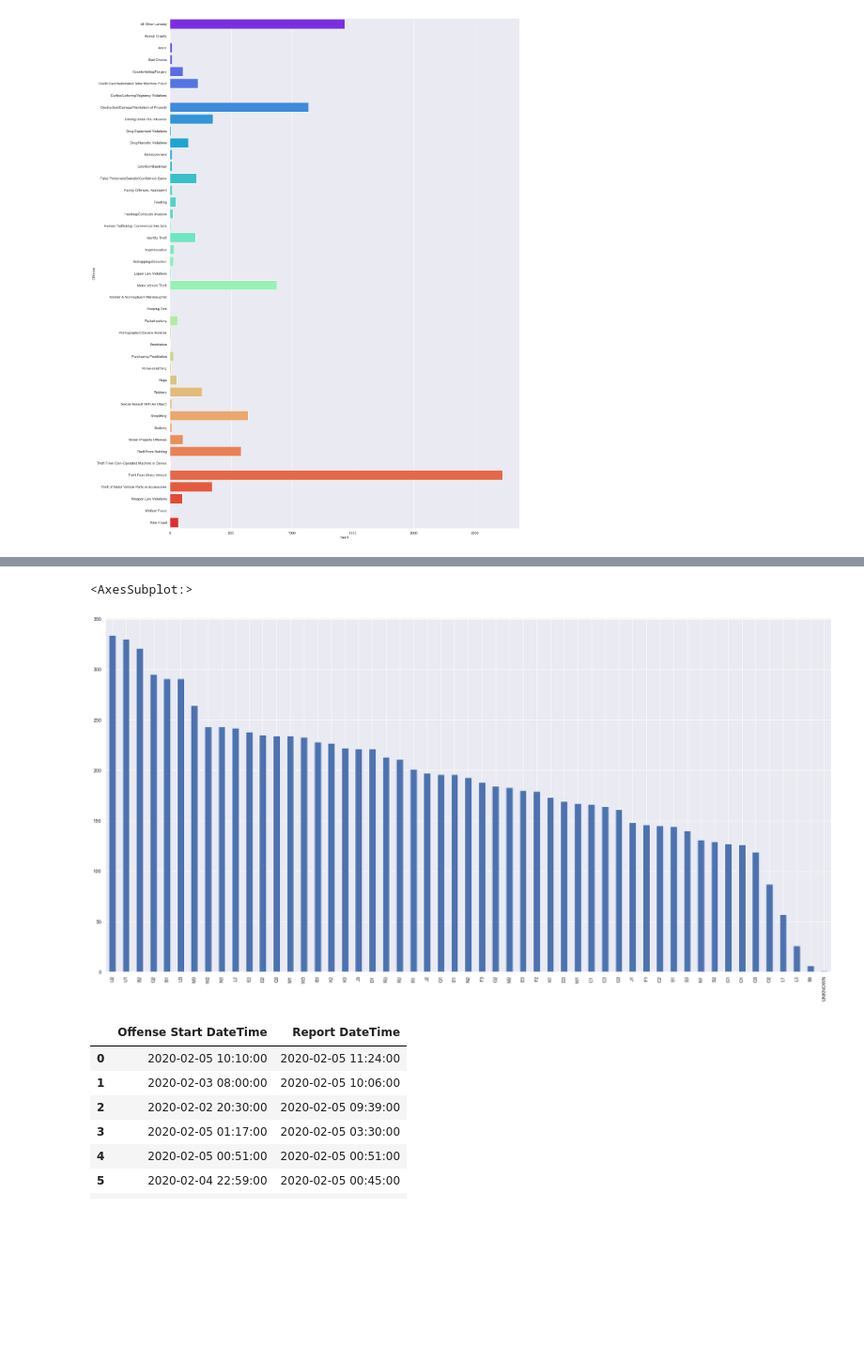
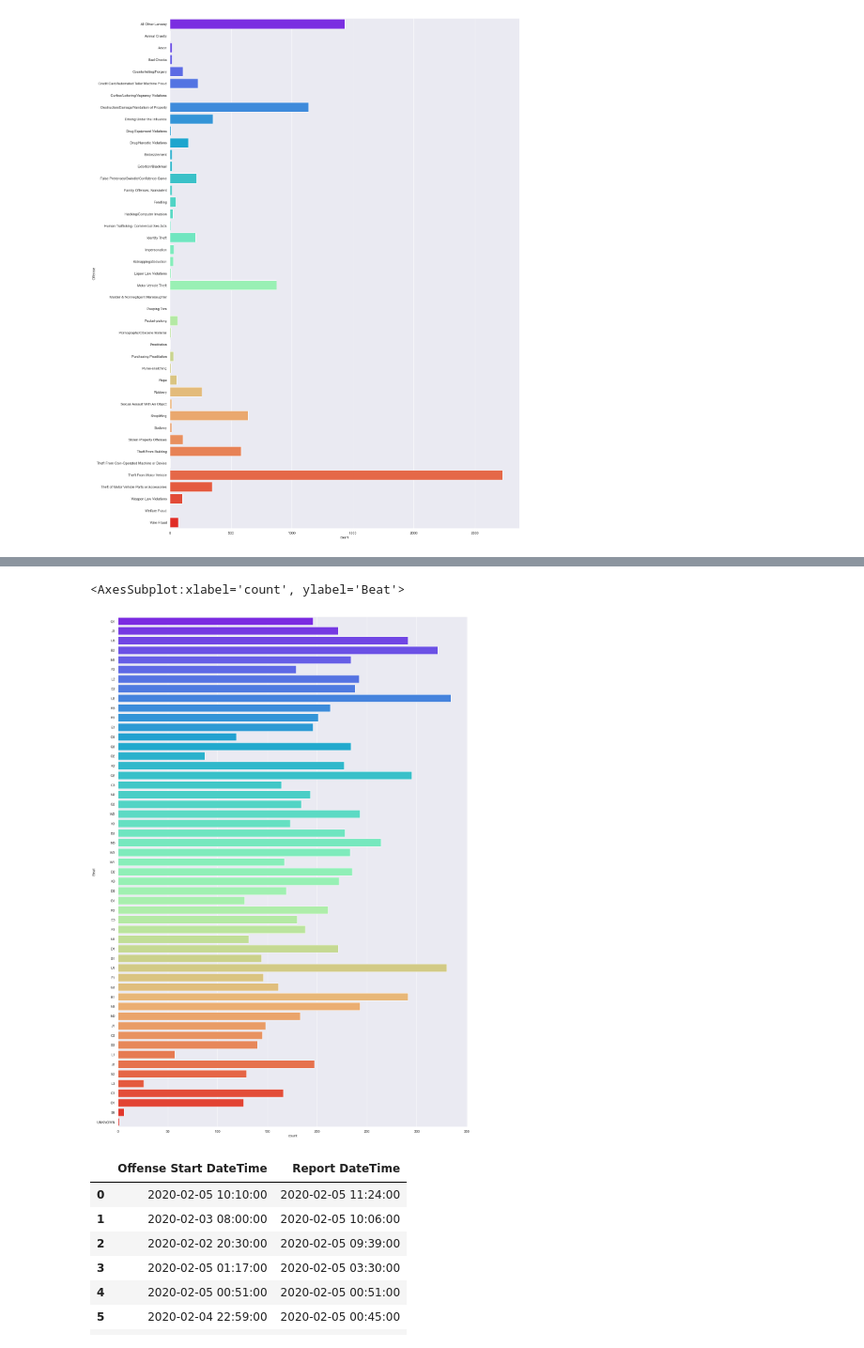
Before and after one commit to msenosain/spd-use-of-force_DS4A, a Jupyter notebook: notebooks/13_EDA_crime.ipynb, the cells around one changed output, grey strips where cells are left out. Shown at 94% size. Cells and saved outputs as stored; diff of their text form; code cells hidden in the pictures; blank space fills up the shorter version.

```diff
--- a/notebooks/13_EDA_crime.ipynb
+++ b/notebooks/13_EDA_crime.ipynb
@@ -296,8 +280,10 @@ df['Sector'].value_counts().plot(kind='bar', figsize=(30,15))
 # %%
-df['Beat'].value_counts().plot(kind='bar', figsize=(30,15))
+# df['Beat'].value_counts().plot(kind='bar', figsize=(30,15))
+f, ax = plt.subplots(figsize=(20, 30))
+sns.countplot(y="Beat", data=df, palette='rainbow')
 # %% [output]
-<AxesSubplot:>
+<AxesSubplot:xlabel='count', ylabel='Beat'>
-[figure, old version]
+[figure, new version]
 # %%
 # df = pd.read_csv (r'C:\Users\annet\Desktop\DS4A\spd_final_project\spd-use-of-force_DS4A\data\Miriam VonAschen-Cook - Crime_Data.csv', parse_dates=['Offense Start DateTime', 'Report DateTime'], nrows=10000)
 # df.head(10)
```
Also changed, not shown: parts of 11 cells of this notebook.
